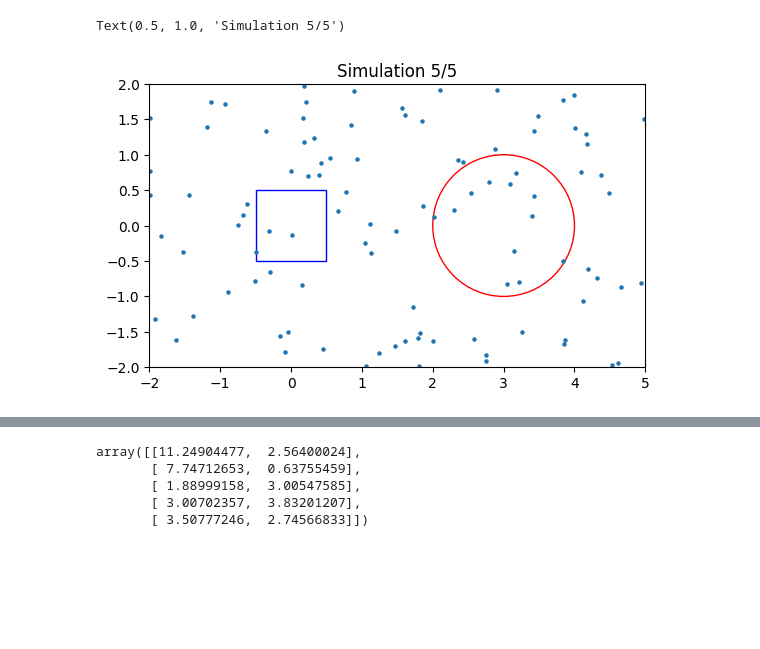
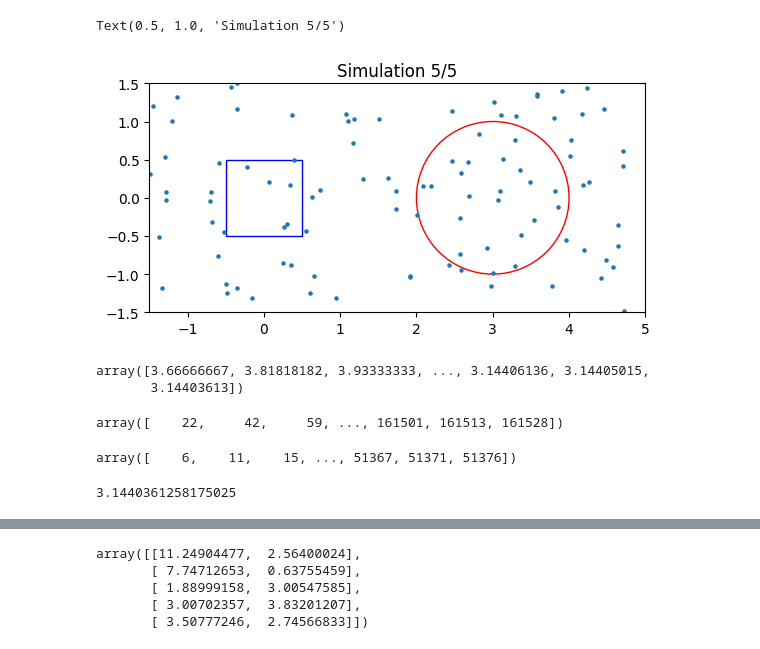
Before and after one commit to milindv26/Docusaurus_site_git, a Jupyter notebook: my-website/docs/jnb/700. Pi_estimation.ipynb, the cells around one changed output, grey strips where cells are left out. Drawn from its saved outputs; the diff is of its cells as text; code cells hidden in the pictures; blank space fills up the shorter version.

```diff
--- a/my-website/docs/jnb/700. Pi_estimation.ipynb
+++ b/my-website/docs/jnb/700. Pi_estimation.ipynb
@@ -61,33 +61,51 @@ for i in range(6):
     plt.savefig(filename)
     plt.close()
 # %%
-x, y = np.random.uniform(-2, 5, (1000, 100)), np.random.uniform(-2, 2, (1000, 100))
+x, y = np.random.uniform(-1.5, 5, (10000, 100)), np.random.uniform(-1.5, 1.5, (10000, 100))
 z=((x-3)**2)+(y**2)
 square_condition = (x >= -0.5) & (x <= 0.5) & (y >= -0.5) & (y <= 0.5)
 inside_square=np.sum(square_condition,axis=1)
 inside_circle=np.sum(z <= 1,axis=1)
+pi=np.cumsum(inside_circle)/np.cumsum(inside_square)
 
 fig, ax = plt.subplots()
 
 # Creating a square with unit side (1x1)
 square = patches.Rectangle((-0.5, -0.5), 1, 1, edgecolor='blue', facecolor="none")
 ax.add_patch(square)
 
 # Creating a circle with unit radius
 circle = plt.Circle((3, 0), radius=1, edgecolor='red', facecolor="none")
 ax.add_patch(circle)
 
 # Setting the limits of the plot
-ax.set_xlim(-2, 5)
-ax.set_ylim(-2, 2)
+ax.set_xlim(-1.5, 5)
+ax.set_ylim(-1.5, 1.5)
 ax.set_aspect('equal')  # Set equal aspect ratio
 
 
 plt.scatter(x[0], y[0],s=5)
 plt.title(f'Simulation {i}/5')
 # %% [output]
 Text(0.5, 1.0, 'Simulation 5/5')
-[figure, old version]
+[figure, new version]
+# %%
+pi
+# %% [output]
+array([3.66666667, 3.81818182, 3.93333333, ..., 3.14406136, 3.14405015,
+       3.14403613])
+# %%
+np.cumsum(inside_circle)
+# %% [output]
+array([    22,     42,     59, ..., 161501, 161513, 161528])
+# %%
+np.cumsum(inside_square)
+# %% [output]
+array([    6,    11,    15, ..., 51367, 51371, 51376])
+# %%
+161528/51376
+# %% [output]
+3.1440361258175025
 # %%
 inside_square
 # %% [output]
```
